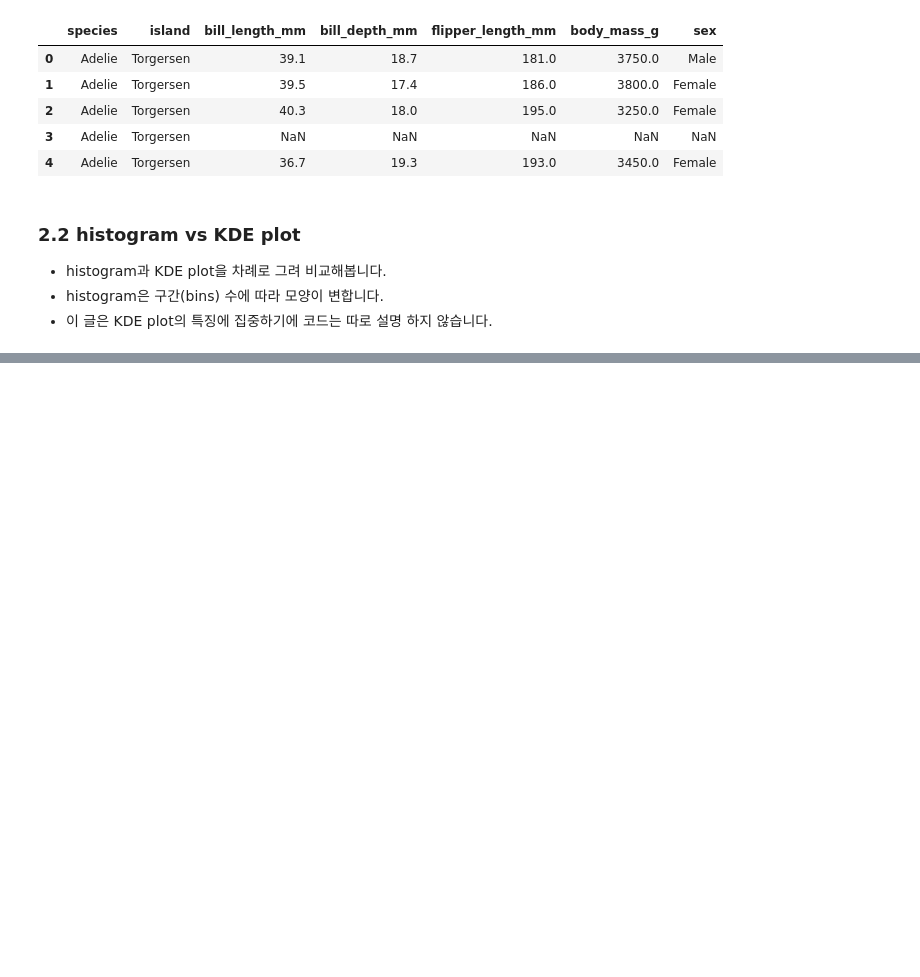
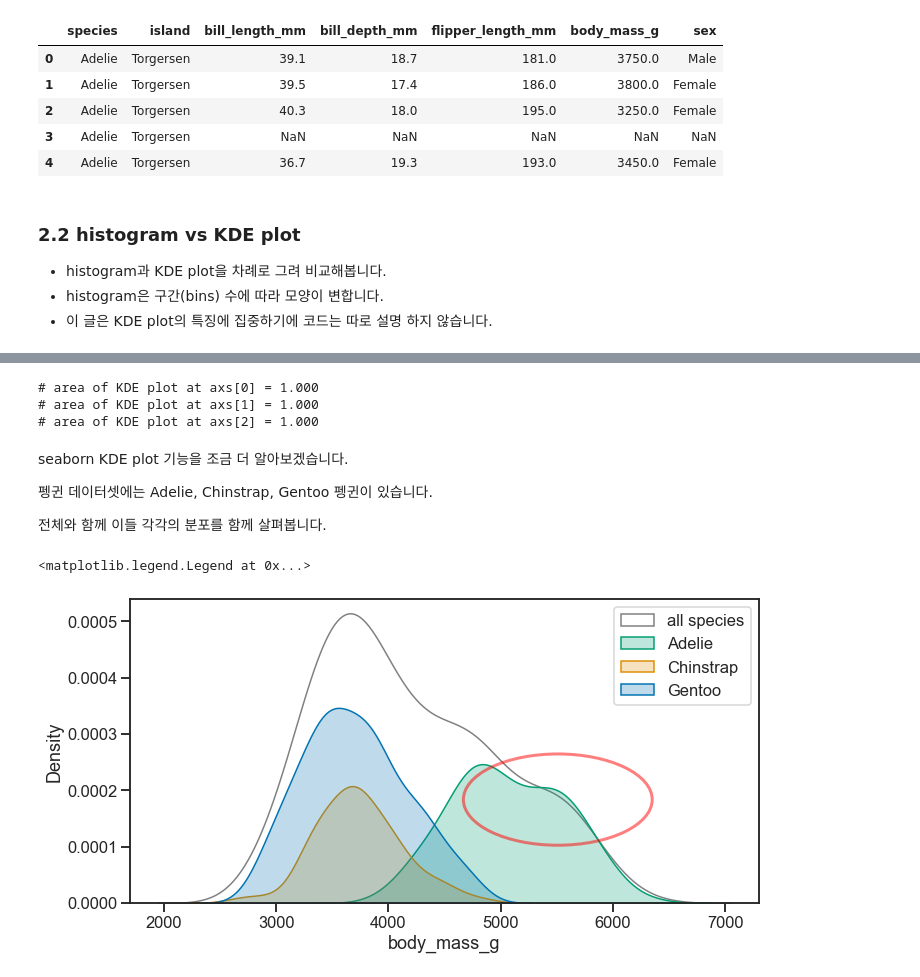
Before and after one commit to sk37025/Distribution_analysis, a Jupyter notebook: short_discussions_on_KDE_plot.ipynb, the cells around one changed output, grey strips where cells are left out. Saved outputs shown, nothing was run; the diff lists cells and outputs as text; code cells hidden in the pictures; blank space fills up the shorter version.

```diff
--- a/short_discussions_on_KDE_plot.ipynb
+++ b/short_discussions_on_KDE_plot.ipynb
@@ -82,0 +128,33 @@ for i,ax in enumerate(axes,1):
+# %%
+from shapely.geometry import Polygon
+for i, ax in enumerate(axs):
+    area = Polygon(axs[0].collections[0].get_paths()[0].vertices).area
+    print(f"# area of KDE plot at axs[{i}] = {area:.3f}")
+# %% [output]
+# area of KDE plot at axs[0] = 1.000
+# area of KDE plot at axs[1] = 1.000
+# area of KDE plot at axs[2] = 1.000
+# %% [markdown]
+seaborn KDE plot 기능을 조금 더 알아보겠습니다.
+
+펭귄 데이터셋에는 Adelie, Chinstrap, Gentoo 펭귄이 있습니다.
+
+전체와 함께 이들 각각의 분포를 함께 살펴봅니다.
+# %%
+fig,ax = plt.subplots(figsize=[10,5],constrained_layout = True)
+sns.kdeplot(x = "body_mass_g", data = df_peng, fill =True, ax =ax , ec = "gray", fc = "w")
+sns.kdeplot(x = "body_mass_g",data = df_peng, fill =True, hue = "species",ax =ax)
+
+xmin, xmax = ax.get_xlim()
+
+circle0 = Circle((0.68, 0.34), 0.15, fc="none", ec="r", lw=3, alpha=0.5, transform=ax.transAxes)
+ax.add_patch(circle0)
+
+
+# legend
+handles = ax.get_children()[:4]
+labels = ["all species", "Adelie", "Chinstrap","Gentoo"]
+ax.legend(handles= handles, labels = labels)
+# %% [output]
+<matplotlib.legend.Legend at 0x...>
+[figure, added]
```
Also changed, not shown: parts of 21 cells of this notebook.
